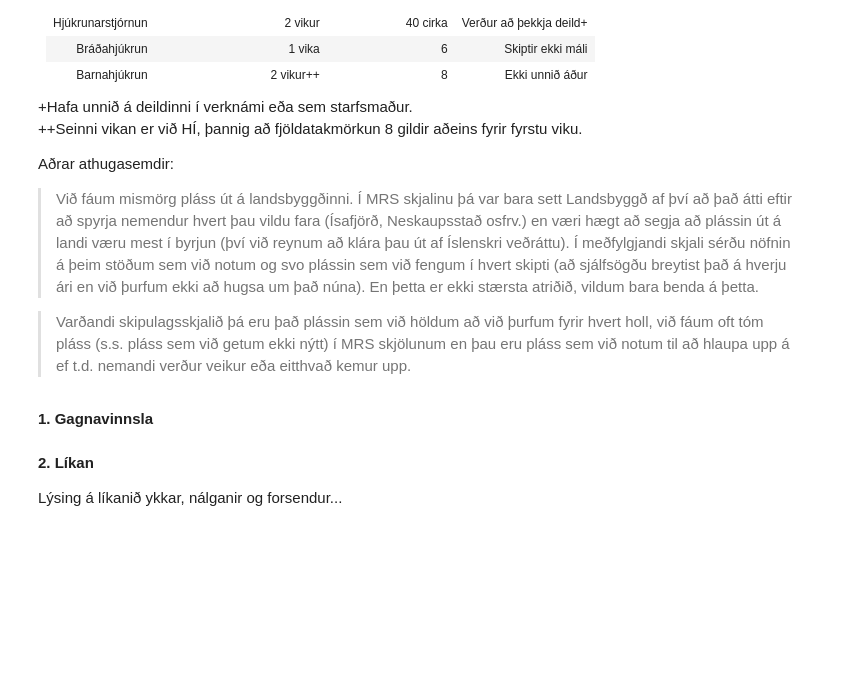
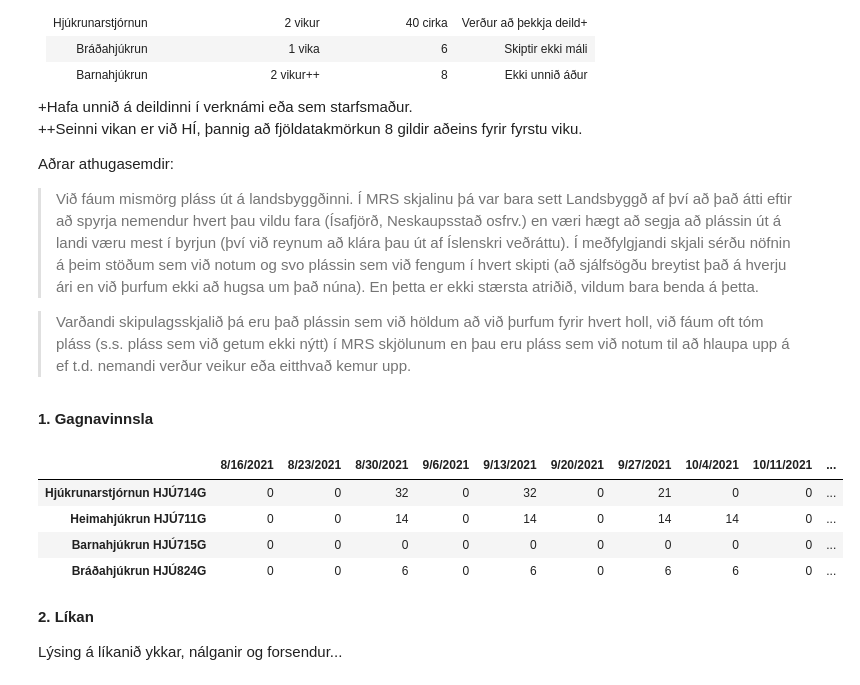
Before and after one commit to BjarniHaukur/TV5, a Jupyter notebook: TV-5.ipynb, the cells around one changed output. Cells and saved outputs as stored; diff of their text form; code cells hidden in the pictures; blank space fills up the shorter version.

```diff
--- a/TV-5.ipynb
+++ b/TV-5.ipynb
@@ -200,6 +210,14 @@ plass_a_deild.loc['brada',['8/30/2021','9/13/2021','9/27/2021','10/4/2021','11/8
 #
 ###
 # plass_a_deild.loc['val', dagsetning] = 10
+# %%
+klinik_fjoldi
+# %% [output]
+|  | 8/16/2021 | 8/23/2021 | 8/30/2021 | 9/6/2021 | 9/13/2021 | 9/20/2021 | 9/27/2021 | 10/4/2021 | 10/11/2021 | ... |
+| Hjúkrunarstjórnun HJÚ714G | 0 | 0 | 32 | 0 | 32 | 0 | 21 | 0 | 0 | ... |
+| Heimahjúkrun HJÚ711G | 0 | 0 | 14 | 0 | 14 | 0 | 14 | 14 | 0 | ... |
+| Barnahjúkrun HJÚ715G | 0 | 0 | 0 | 0 | 0 | 0 | 0 | 0 | 0 | ... |
+| Bráðahjúkrun HJÚ824G | 0 | 0 | 6 | 0 | 6 | 0 | 6 | 6 | 0 | ... |
 # %% [markdown]
 **2. Líkan**
 
```
Also changed, not shown: parts of 7 cells of this notebook, 4 other files.
